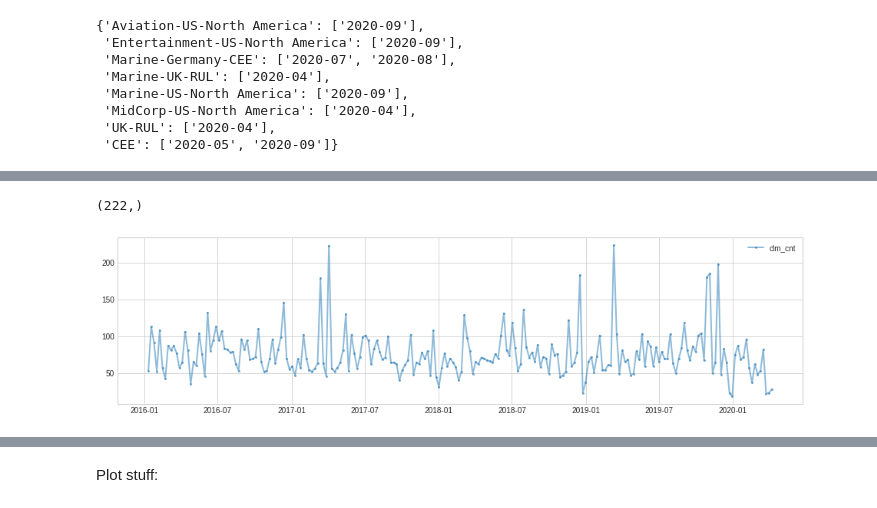
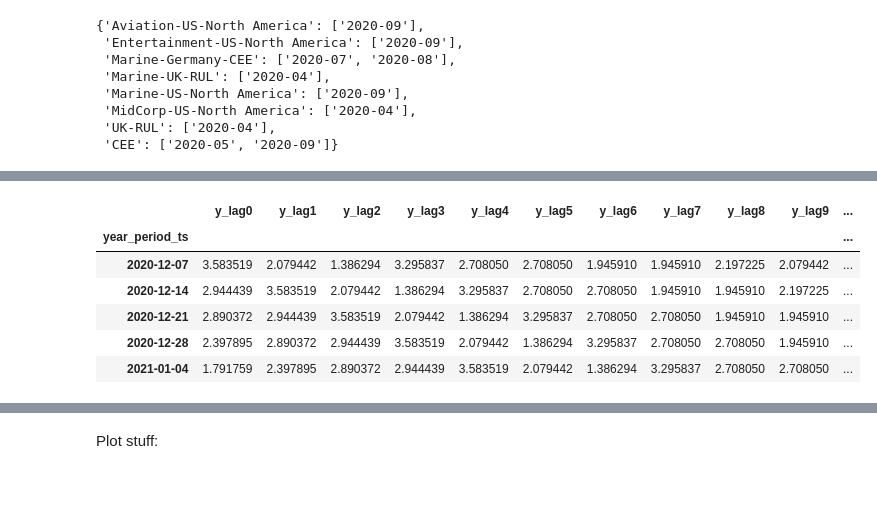
Before and after one commit to AVoss84/aac_anomaly, a Jupyter notebook: src/notebooks/tsa_clm_cnt-AAC-V0.ipynb, the cells around one changed output, grey strips where cells are left out. Cells and saved outputs as stored; diff of their text form; code cells hidden in the pictures.

```diff
--- a/src/notebooks/tsa_clm_cnt-AAC-V0.ipynb
+++ b/src/notebooks/tsa_clm_cnt-AAC-V0.ipynb
@@ -633,10 +590,0 @@ gen = claims.process_data(data_orig, ignore_week_lag = 2, min_sample_size = 20)
-# %%
-# Get next series
-#-------------------
-label, sub_set = next(gen)
-print(label, sub_set.shape[0])
-
-df = deepcopy(sub_set)
-fitted = train.fit(df)
-y = fitted.ts_values
-out = fitted.predict()
@@ -694,4 +634,0 @@ AutoregressionAD
-# %%
-s.shape
-# %% [output]
-(222,)
@@ -700,4 +635,10 @@ s.shape
-# %%
-plot(s, ts_linewidth=2, ts_markersize=4);
-# %% [output]
-[figure, removed]
+# %%
+s_X.head()
+# %% [output]
+|  | y_lag0 | y_lag1 | y_lag2 | y_lag3 | y_lag4 | y_lag5 | y_lag6 | y_lag7 | y_lag8 | y_lag9 | ... |
+| year_period_ts |  |  |  |  |  |  |  |  |  |  | ... |
+| 2020-12-07 | 3.583519 | 2.079442 | 1.386294 | 3.295837 | 2.708050 | 2.708050 | 1.945910 | 1.945910 | 2.197225 | 2.079442 | ... |
+| 2020-12-14 | 2.944439 | 3.583519 | 2.079442 | 1.386294 | 3.295837 | 2.708050 | 2.708050 | 1.945910 | 1.945910 | 2.197225 | ... |
+| 2020-12-21 | 2.890372 | 2.944439 | 3.583519 | 2.079442 | 1.386294 | 3.295837 | 2.708050 | 2.708050 | 1.945910 | 1.945910 | ... |
+| 2020-12-28 | 2.397895 | 2.890372 | 2.944439 | 3.583519 | 2.079442 | 1.386294 | 3.295837 | 2.708050 | 2.708050 | 1.945910 | ... |
+| 2021-01-04 | 1.791759 | 2.397895 | 2.890372 | 2.944439 | 3.583519 | 2.079442 | 1.386294 | 3.295837 | 2.708050 | 2.708050 | ... |
```
Also changed, not shown: parts of 19 cells of this notebook, 5 other files.
